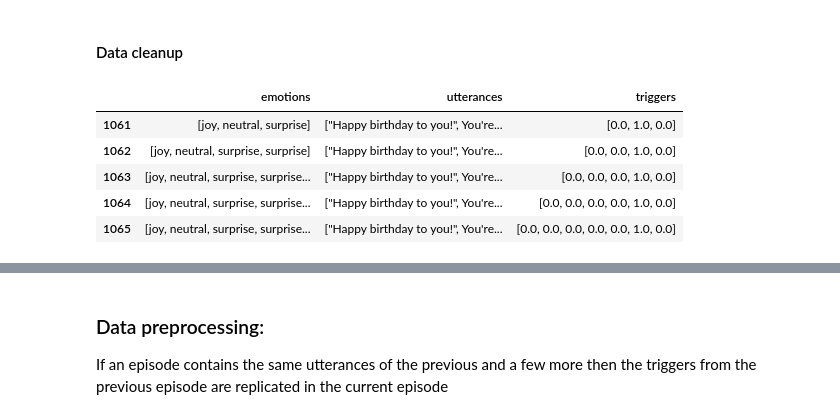
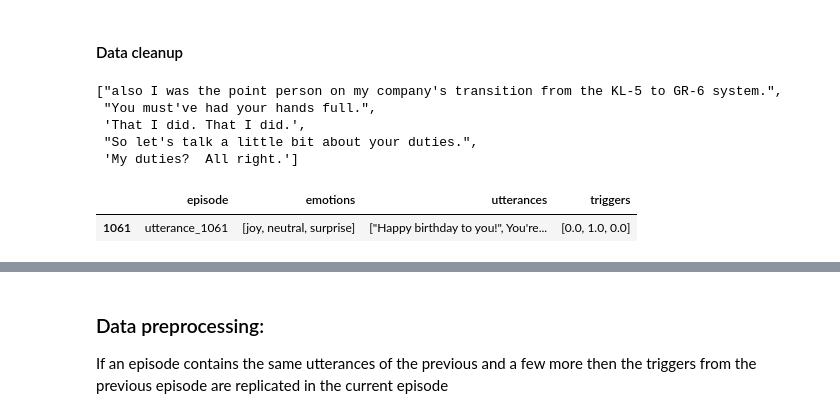
Before and after one commit to LeonardoM999/NLP-project, a Jupyter notebook: project.ipynb, the cells around one changed output, grey strips where cells are left out. Drawn from its saved outputs; the diff is of its cells as text; code cells hidden in the pictures.

```diff
--- a/project.ipynb
+++ b/project.ipynb
@@ -102,19 +102,23 @@ Distribution of number of speakers:
 # %%
 ### Drop not useful column
 
-df.drop(columns=[EPISODE, SPEAKERS], inplace=True)
+df.drop(columns=[SPEAKERS], inplace=True)
 # %%
 ### Remove Nones from the triggers
 
 df[TRIGGERS] = df[TRIGGERS].apply(
     lambda trig_seq: np.array([0.0 if t is None else t for t in trig_seq])
 )
+# %%
+df["utterances"][0]
+# %% [output]
+["also I was the point person on my company's transition from the KL-5 to GR-6 system.",
+ "You must've had your hands full.",
+ 'That I did. That I did.',
+ "So let's talk a little bit about your duties.",
+ 'My duties?  All right.']
 # %%
-df.head()
+df.head(1)
 # %% [output]
-|  | emotions | utterances | triggers |
-| 1061 | [joy, neutral, surprise] | ["Happy birthday to you!", You're... | [0.0, 1.0, 0.0] |
-| 1062 | [joy, neutral, surprise, surprise] | ["Happy birthday to you!", You're... | [0.0, 0.0, 1.0, 0.0] |
-| 1063 | [joy, neutral, surprise, surprise... | ["Happy birthday to you!", You're... | [0.0, 0.0, 0.0, 1.0, 0.0] |
-| 1064 | [joy, neutral, surprise, surprise... | ["Happy birthday to you!", You're... | [0.0, 0.0, 0.0, 0.0, 1.0, 0.0] |
-| 1065 | [joy, neutral, surprise, surprise... | ["Happy birthday to you!", You're... | [0.0, 0.0, 0.0, 0.0, 0.0, 1.0, 0.0] |
+|  | episode | emotions | utterances | triggers |
+| 1061 | utterance_1061 | [joy, neutral, surprise] | ["Happy birthday to you!", You're... | [0.0, 1.0, 0.0] |
```
Also changed, not shown: parts of 18 cells of this notebook, 1 other file.
